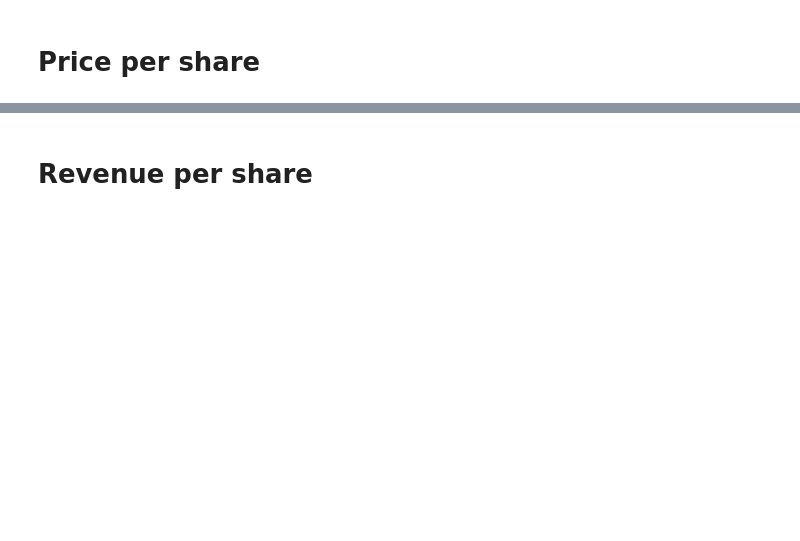
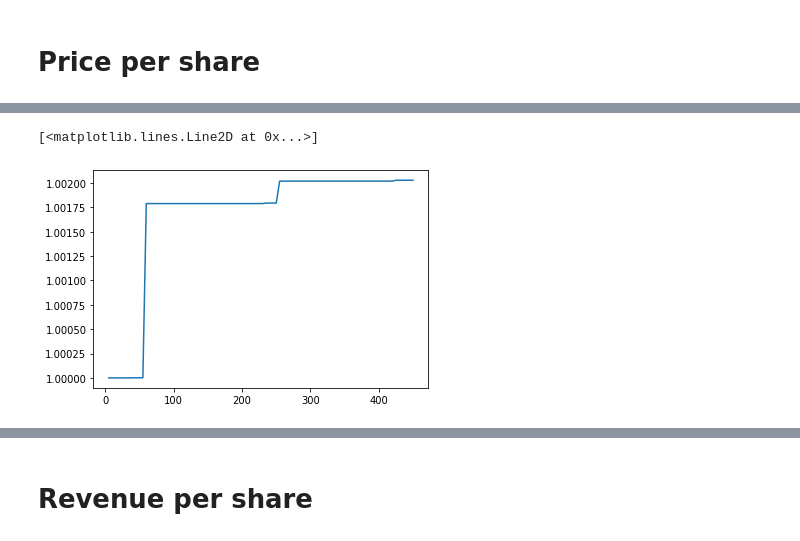
Before and after one commit to BlockScience/TheGraph, a Jupyter notebook: indexer_experiment.ipynb, the cells around one changed output, grey strips where cells are left out. Saved outputs shown, nothing was run; the diff lists cells and outputs as text; code cells hidden in the pictures; blank space fills up the shorter version.

Commit message:
add plot and fix for linux file import

```diff
--- a/indexer_experiment.ipynb
+++ b/indexer_experiment.ipynb
@@ -233,0 +217,3 @@ time: 47 ms (started: 2021-07-31 08:14:42 -04:00)
+# %%
+df['tokens_per_share'] =df.pool_delegated_stake/df.shares
+print(df.tokens_per_share)
@@ -233,0 +234,5 @@ time: 47 ms (started: 2021-07-31 08:14:42 -04:00)
+# %%
+plt.plot(df.tokens_per_share)
+# %% [output]
+[<matplotlib.lines.Line2D at 0x...>]
+[figure, added]
```
Also changed, not shown: parts of 22 cells of this notebook, 1 other file.
